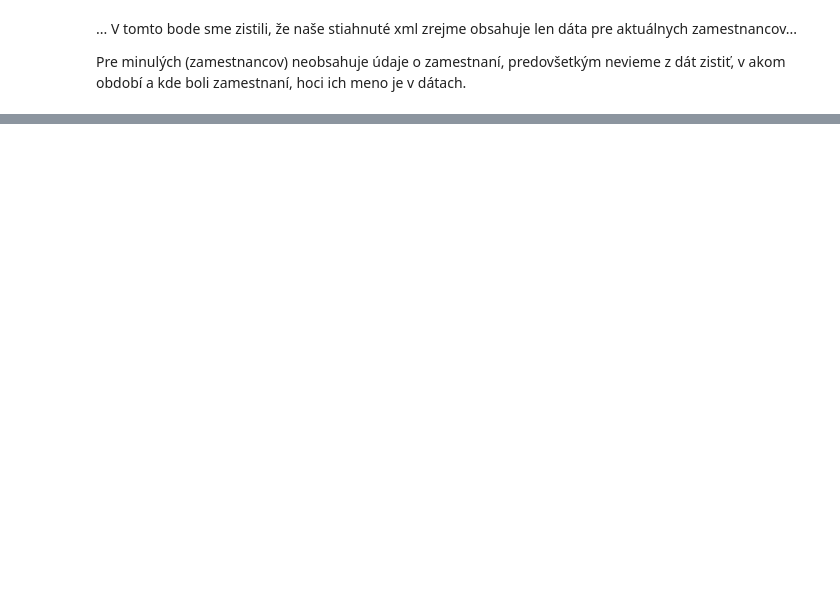
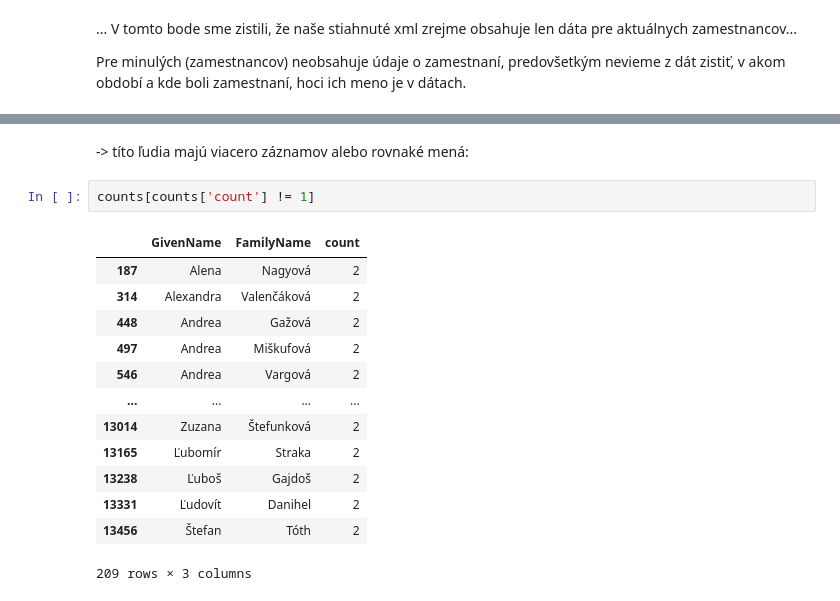
Before and after one commit to hudo16-38/pridav-project, a Jupyter notebook: analysis/regzam_analysis.ipynb, the cells around one changed output, grey strips where cells are left out. Saved outputs shown, nothing was run; the diff lists cells and outputs as text; blank space fills up the shorter version.

```diff
--- a/analysis/regzam_analysis.ipynb
+++ b/analysis/regzam_analysis.ipynb
@@ -103,0 +186,18 @@ df.query("Employment_EndDate.isna()")
+# %% [markdown]
+-> títo ľudia majú viacero záznamov alebo rovnaké mená:
+# %%
+counts[counts['count'] != 1]
+# %% [output]
+|  | GivenName | FamilyName | count |
+| 187 | Alena | Nagyová | 2 |
+| 314 | Alexandra | Valenčáková | 2 |
+| 448 | Andrea | Gažová | 2 |
+| 497 | Andrea | Miškufová | 2 |
+| 546 | Andrea | Vargová | 2 |
+| ... | ... | ... | ... |
+| 13014 | Zuzana | Štefunková | 2 |
+| 13165 | Ľubomír | Straka | 2 |
+| 13238 | Ľuboš | Gajdoš | 2 |
+| 13331 | Ľudovít | Danihel | 2 |
+| 13456 | Štefan | Tóth | 2 |
+209 rows × 3 columns
```
Also changed, not shown: parts of 23 cells of this notebook, 1 other file.
